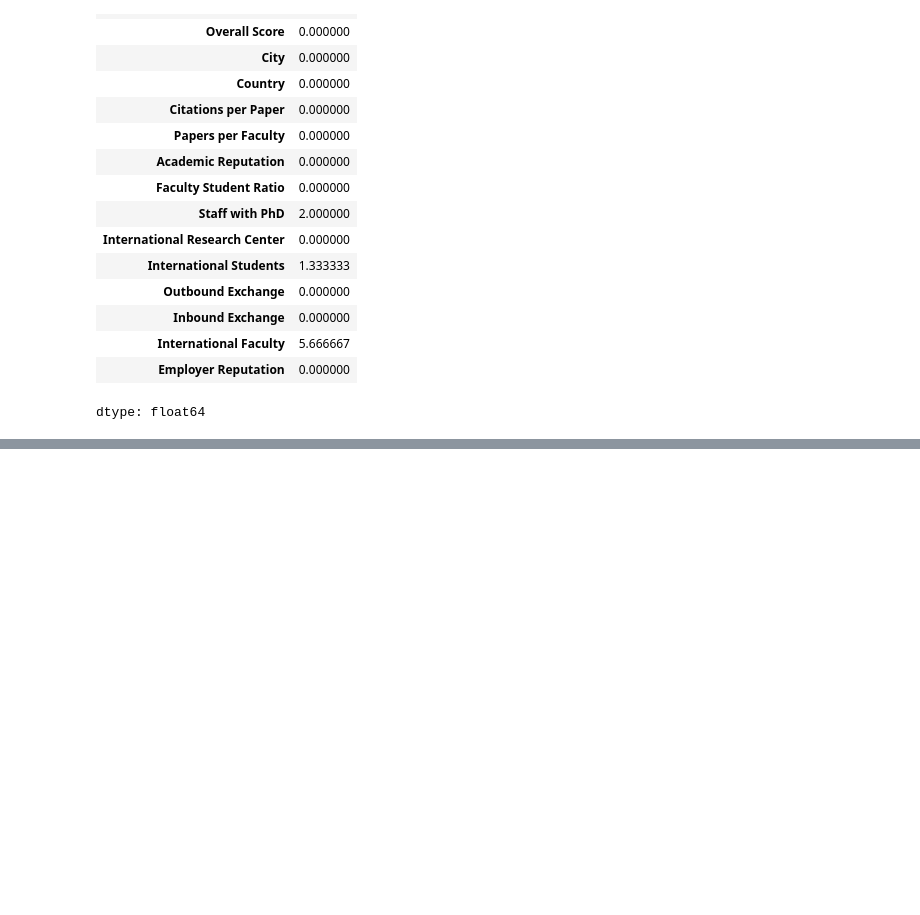
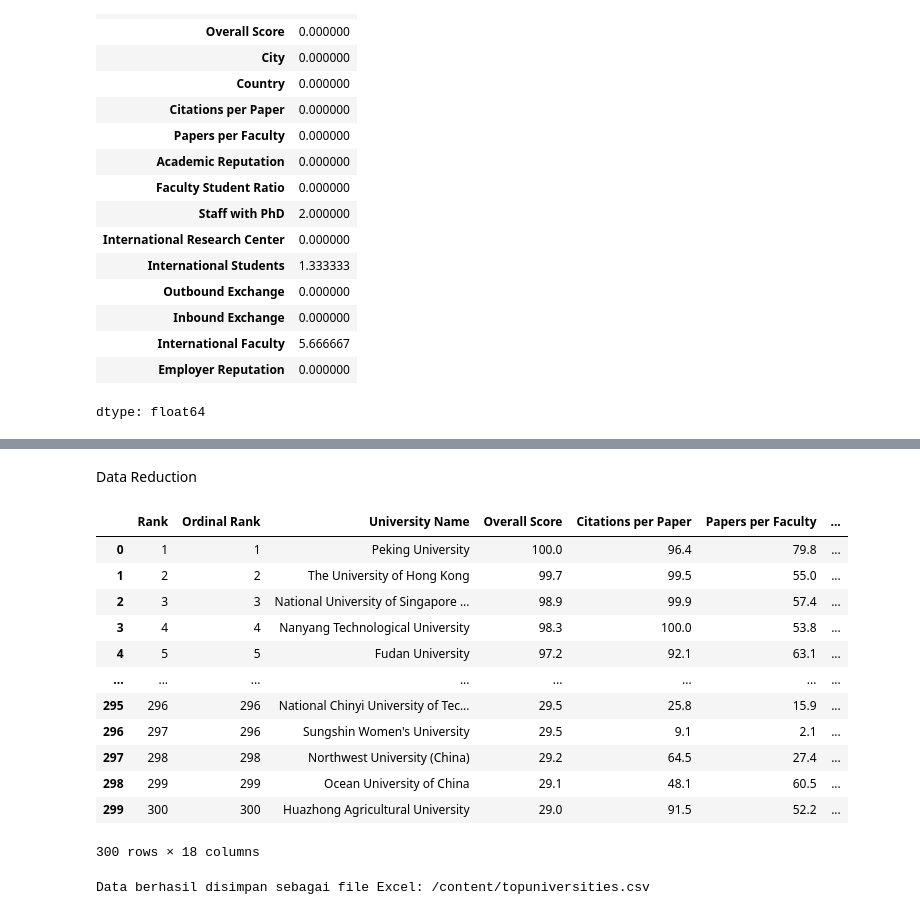
Before and after one commit to vi0rend/AVD-Alvionej-Resna, a Jupyter notebook: Praktikum_AVD_2.ipynb, the cells around one changed output, grey strips where cells are left out. Drawn from its saved outputs; the diff is of its cells as text; code cells hidden in the pictures; blank space fills up the shorter version.

```diff
--- a/Praktikum_AVD_2.ipynb
+++ b/Praktikum_AVD_2.ipynb
@@ -147,0 +184,6 @@ melakukan
+# %%
+df.fillna({
+    'Staff with PhD': df['Staff with PhD'].median(),
+    'International Students': df['International Students'].median(),
+    'International Faculty': df['International Faculty'].median()
+}, inplace=True)
@@ -147,0 +273,4 @@ melakukan
+# %%
+df['Research Score'] = (df['Citations per Paper'].astype(float) + df['Papers per Faculty'].astype(float)) / 2
+df['International Score'] = (df['International Students'].astype(float) + df['International Faculty'].astype(float) + df['International Research Center'].astype(float)) / 3
+df['Academic Environment'] = (df['Academic Reputation'].astype(float) + df['Faculty Student Ratio'].astype(float) + df['Staff with PhD'].astype(float)) / 3
@@ -147,0 +293,28 @@ melakukan
+# %% [markdown]
+Data Reduction
+# %%
+df = df.drop('City', axis=1)
+df = df.drop('Country', axis=1)
+# %%
+df
+# %% [output]
+|  | Rank | Ordinal Rank | University Name | Overall Score | Citations per Paper | Papers per Faculty | ... |
+| 0 | 1 | 1 | Peking University | 100.0 | 96.4 | 79.8 | ... |
+| 1 | 2 | 2 | The University of Hong Kong | 99.7 | 99.5 | 55.0 | ... |
+| 2 | 3 | 3 | National University of Singapore ... | 98.9 | 99.9 | 57.4 | ... |
+| 3 | 4 | 4 | Nanyang Technological University | 98.3 | 100.0 | 53.8 | ... |
+| 4 | 5 | 5 | Fudan University | 97.2 | 92.1 | 63.1 | ... |
+| ... | ... | ... | ... | ... | ... | ... | ... |
+| 295 | 296 | 296 | National Chinyi University of Tec... | 29.5 | 25.8 | 15.9 | ... |
+| 296 | 297 | 296 | Sungshin Women's University | 29.5 | 9.1 | 2.1 | ... |
+| 297 | 298 | 298 | Northwest University (China) | 29.2 | 64.5 | 27.4 | ... |
+| 298 | 299 | 299 | Ocean University of China | 29.1 | 48.1 | 60.5 | ... |
+| 299 | 300 | 300 | Huazhong Agricultural University | 29.0 | 91.5 | 52.2 | ... |
+300 rows × 18 columns
+# %%
+output_path ="/content/topuniversities.csv"
+df.to_csv(output_path, index=False)
+
+print("\nData berhasil disimpan sebagai file Excel:", output_path)
+# %% [output]
+Data berhasil disimpan sebagai file Excel: /content/topuniversities.csv
```
Also changed, not shown: parts of 18 cells of this notebook.
